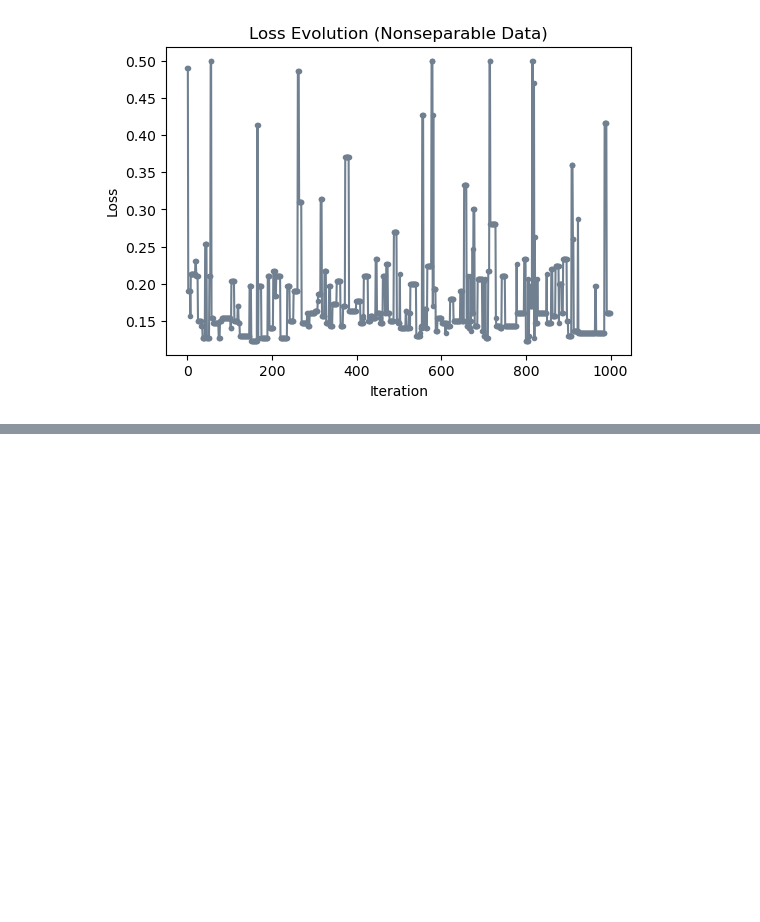
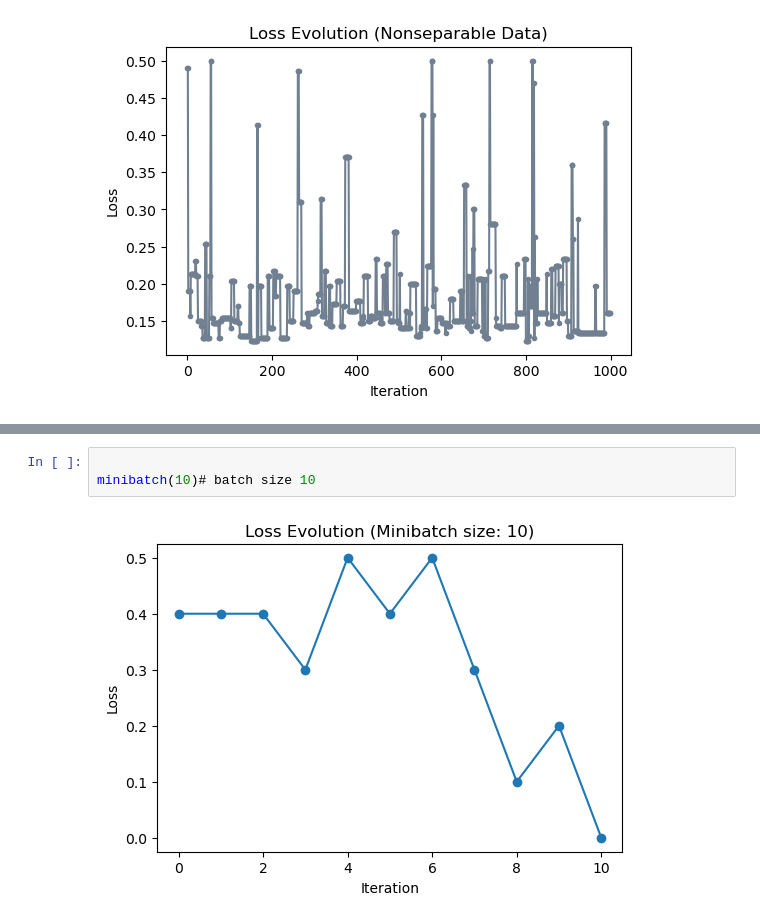
Before and after one commit to Pbabu-Github/ML-Projects, a Jupyter notebook: posts/perceptron/index.ipynb, the cells around one changed output, grey strips where cells are left out. Cells and saved outputs as stored; diff of their text form; blank space fills up the shorter version.

```diff
--- a/posts/perceptron/index.ipynb
+++ b/posts/perceptron/index.ipynb
@@ -232,0 +313,5 @@ These experiments show that the perceptron works best when the data is linearly
+# %%
+
+minibatch(10)# batch size 10
+# %% [output]
+[figure, added]
```
Also changed, not shown: parts of 8 cells of this notebook, 3 other files.
